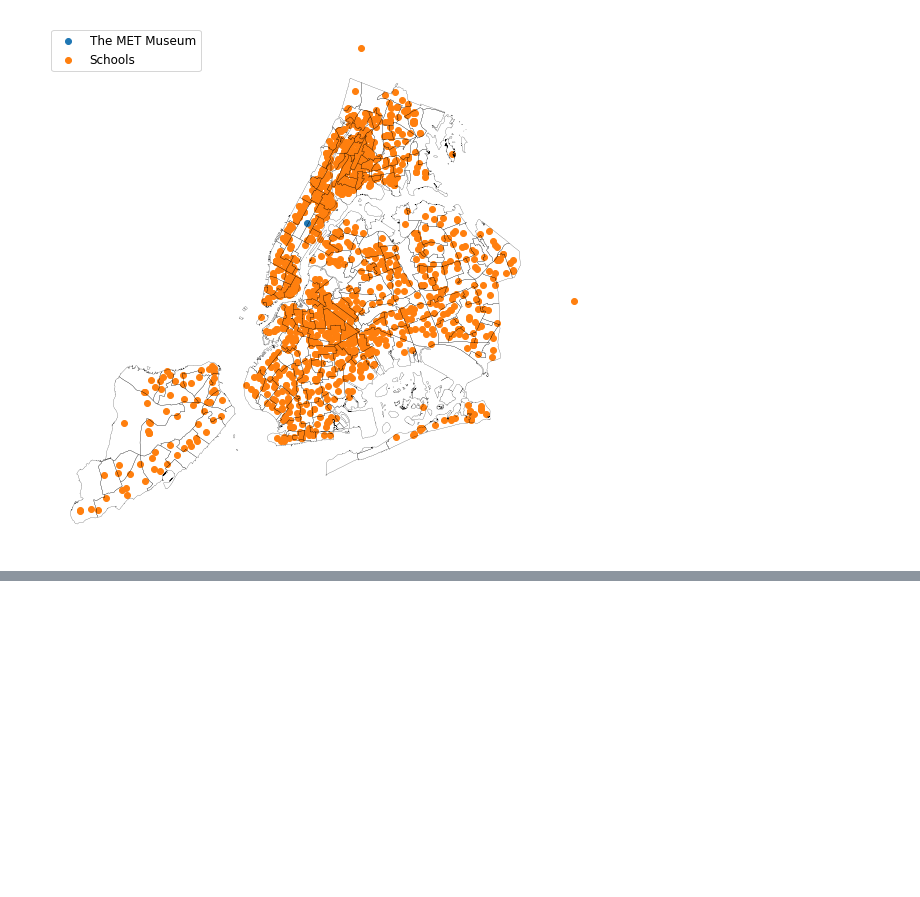
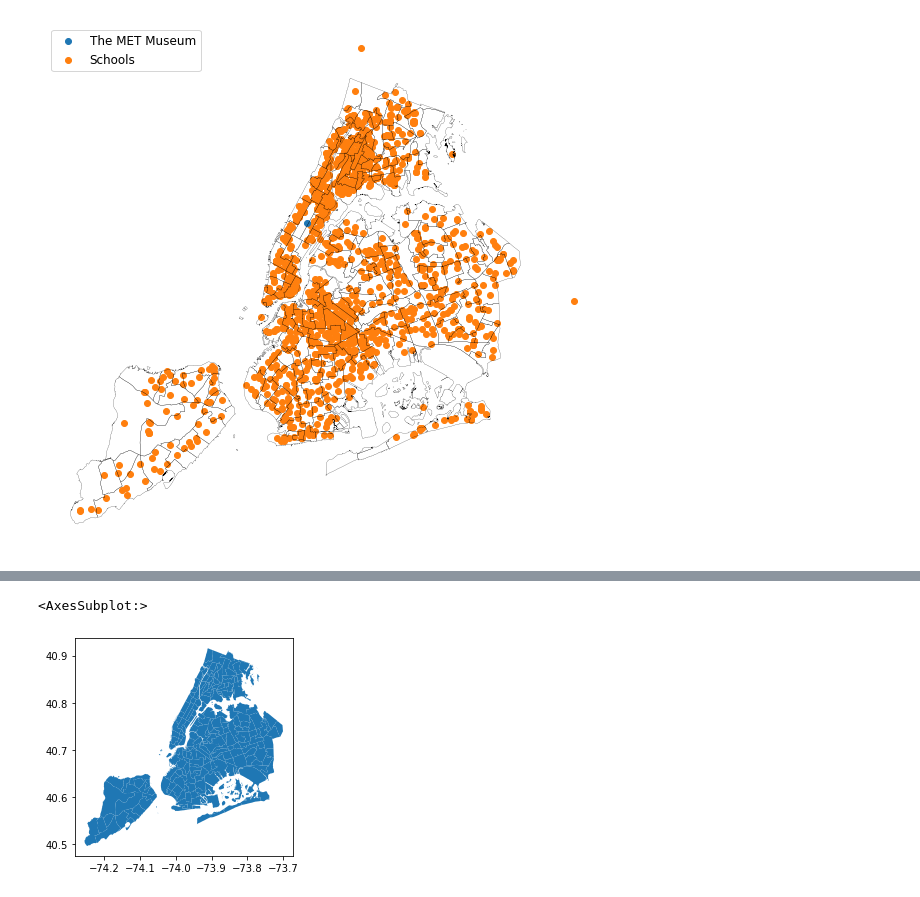
Before and after one commit to Nnyeka/Spatial_Analysis_with_Python, a Jupyter notebook: Untitled.ipynb, the cells around one changed output, grey strips where cells are left out. Saved outputs shown, nothing was run; the diff lists cells and outputs as text; code cells hidden in the pictures; blank space fills up the shorter version.

```diff
--- a/Untitled.ipynb
+++ b/Untitled.ipynb
@@ -264,0 +306,9 @@ school_points.distance(metmuseum[0])
+# %%
+# changing the CRS and then plotting the geodataframe
+(nta_shape
+ .to_crs(epsg=4326)
+ .plot()
+)
+# %% [output]
+<AxesSubplot:>
+[figure, added]
```
Also changed, not shown: parts of 34 cells of this notebook.
